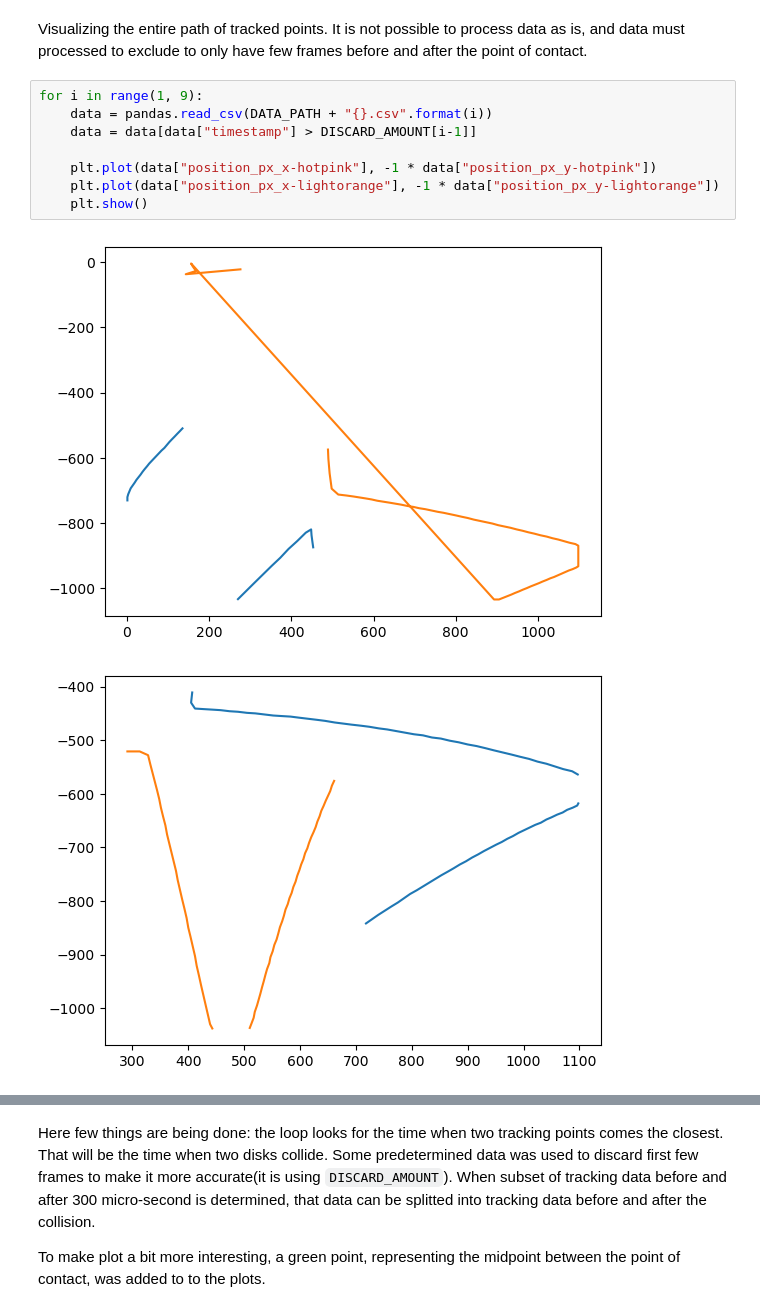
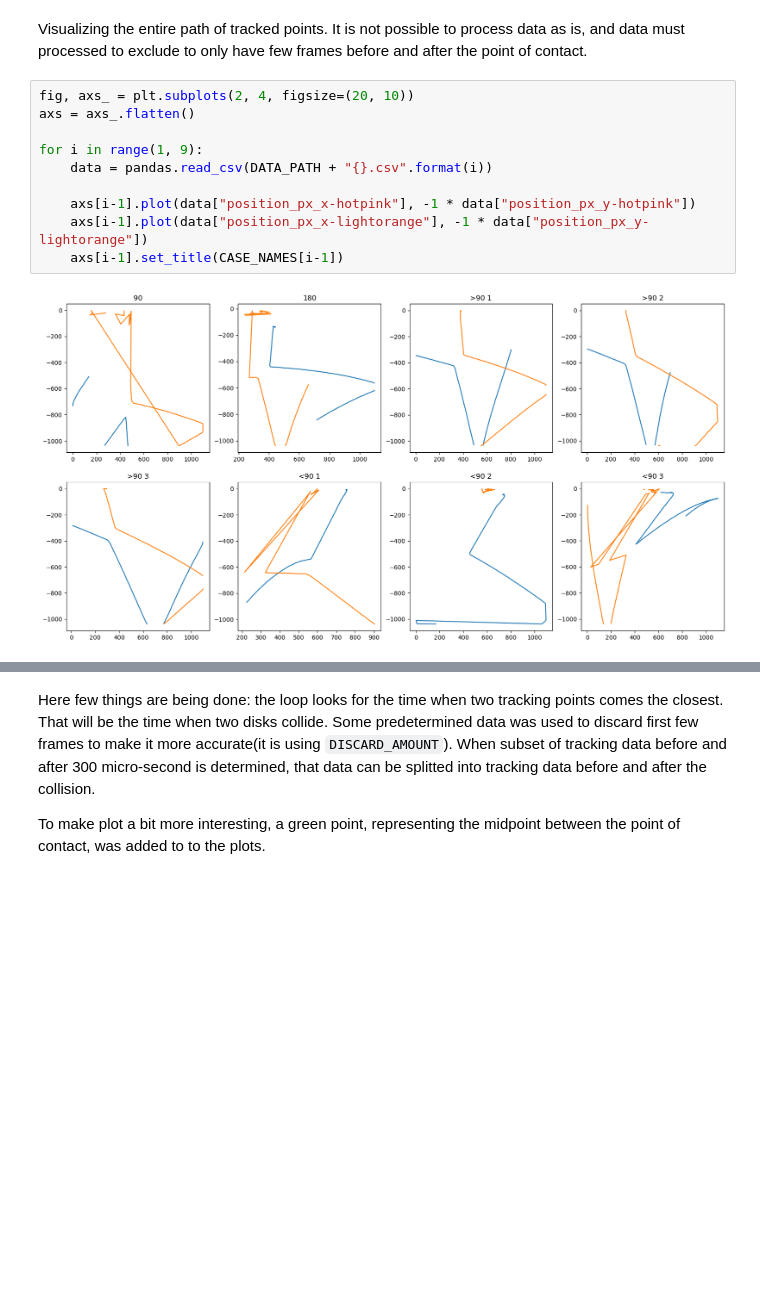
Before and after one commit to SeungheonOh/Physics206Labs, a Jupyter notebook: lab4/lab.ipynb, the cells around one changed output, grey strips where cells are left out. Cells and saved outputs as stored; diff of their text form; blank space fills up the shorter version.

Commit message:
group plots

```diff
--- a/lab4/lab.ipynb
+++ b/lab4/lab.ipynb
@@ -34,13 +34,14 @@ MASS = 10
 # %% [markdown]
 Visualizing the entire path of tracked points. It is not possible to process data as is, and data must processed to exclude to only have few frames before and after the point of contact.
 # %%
+fig, axs_ = plt.subplots(2, 4, figsize=(20, 10))
+axs = axs_.flatten()
+
 for i in range(1, 9):
     data = pandas.read_csv(DATA_PATH + "{}.csv".format(i))
-    data = data[data["timestamp"] > DISCARD_AMOUNT[i-1]]
 
-    plt.plot(data["position_px_x-hotpink"], -1 * data["position_px_y-hotpink"])
-    plt.plot(data["position_px_x-lightorange"], -1 * data["position_px_y-lightorange"])
-    plt.show()
+    axs[i-1].plot(data["position_px_x-hotpink"], -1 * data["position_px_y-hotpink"])
+    axs[i-1].plot(data["position_px_x-lightorange"], -1 * data["position_px_y-lightorange"])
+    axs[i-1].set_title(CASE_NAMES[i-1])
 # %% [output]
-[figure, old version]
+[figure, new version]
-[figure, removed]
```
Also changed, not shown: parts of 2 cells of this notebook.
